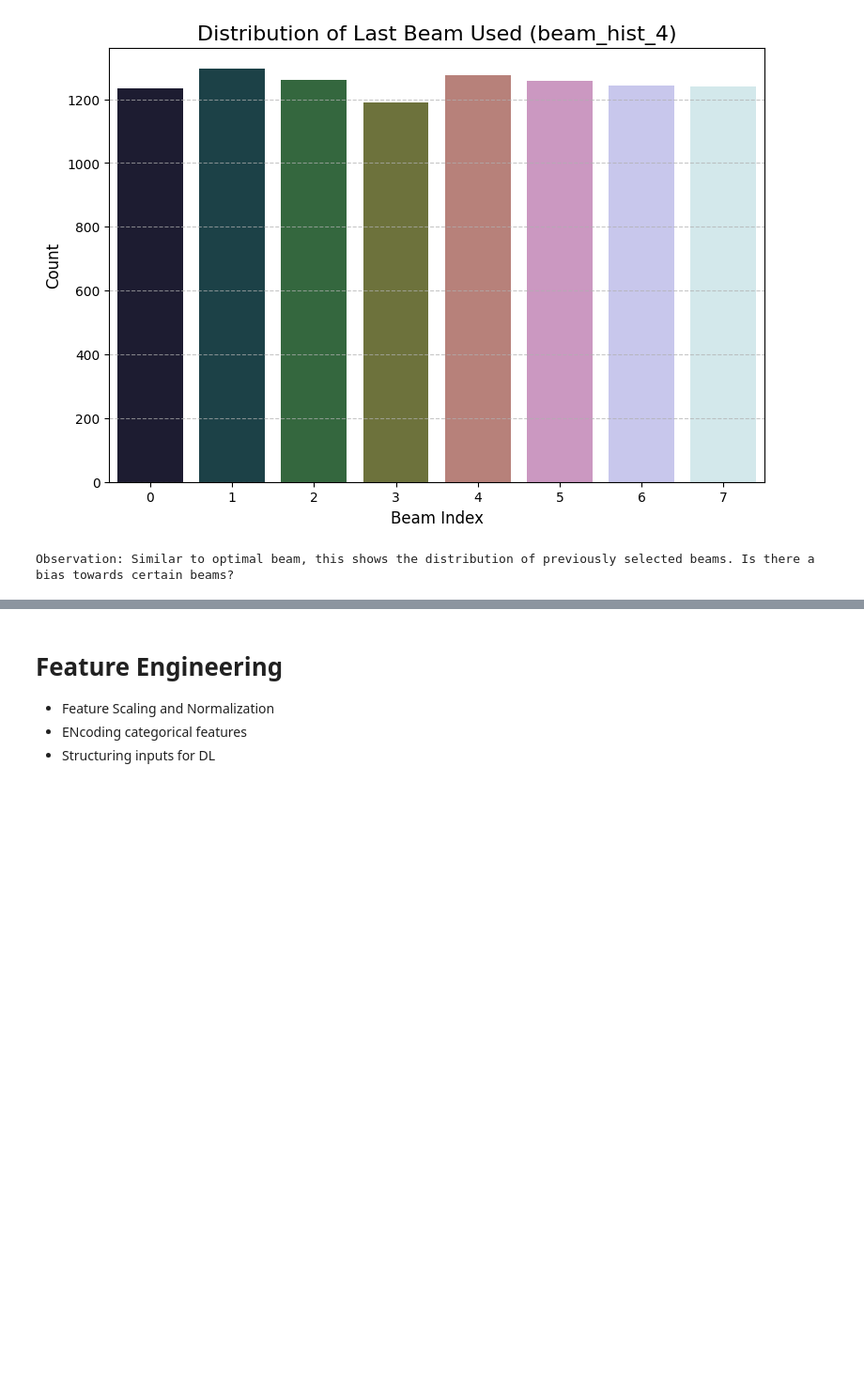
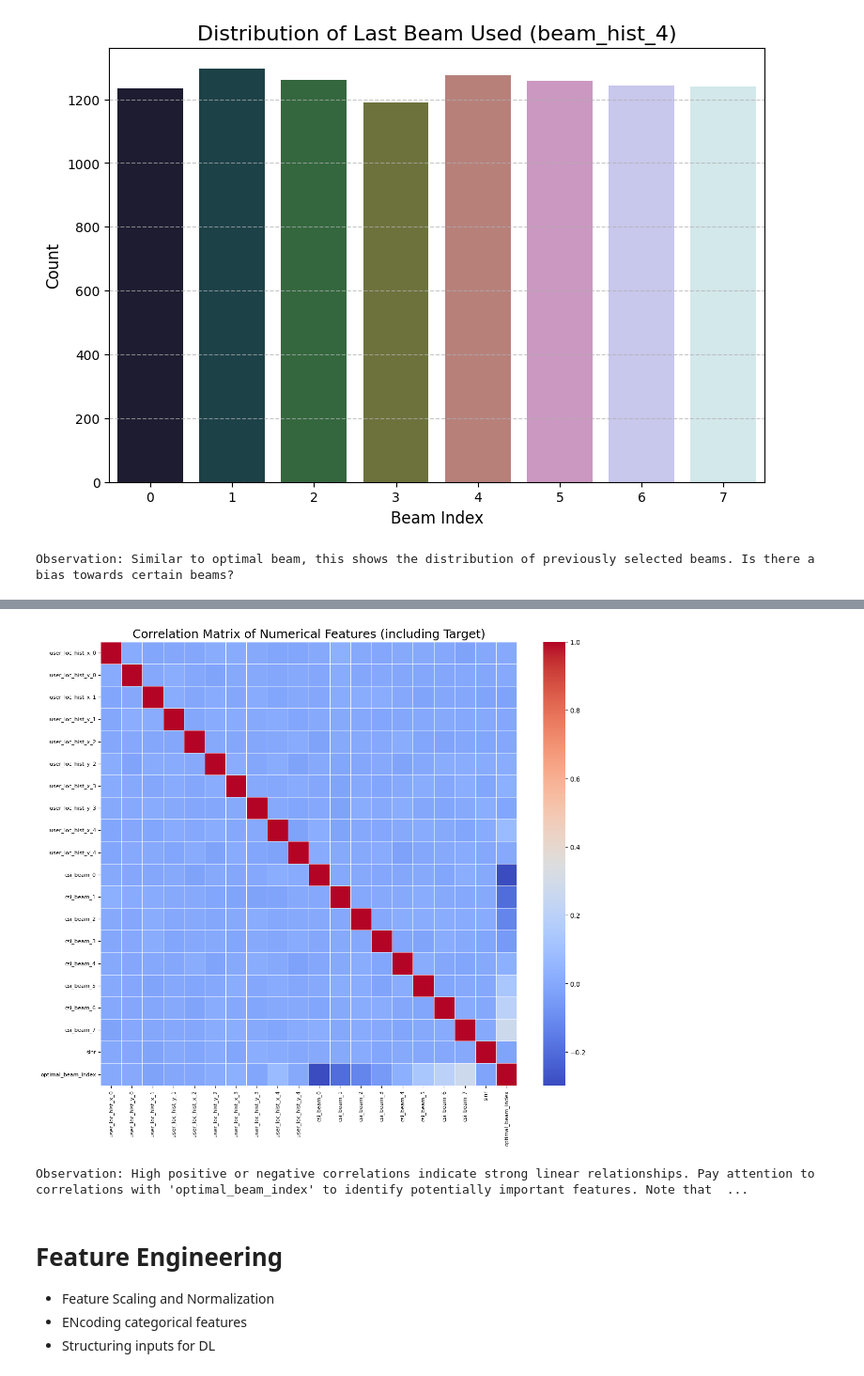
Before and after one commit to MrSimple07/PhD_TUS, a Jupyter notebook: beamforming-analysis-1.ipynb, the cells around one changed output, grey strips where cells are left out. Shown at 94% size. Saved outputs shown, nothing was run; the diff lists cells and outputs as text; code cells hidden in the pictures; blank space fills up the shorter version.

```diff
--- a/beamforming-analysis-1.ipynb
+++ b/beamforming-analysis-1.ipynb
@@ -237,3 +274,20 @@ Observation: Similar to optimal beam, this shows the distribution of previously
+# %%
+# 2.3 Correlation Matrix (Numerical Features)
+# Exclude 'sample_id' and 'beam_hist' features from correlation as they are discrete/identifiers.
+# Include optimal_beam_index to see its correlation with other numerical features.
+numerical_cols_for_corr = [col for col in dataset.columns if 'user_loc_hist' in col or 'csi_beam' in col or 'sinr' in col or 'optimal_beam_index' in col]
+
+plt.figure(figsize=(14, 12))
+correlation_matrix = dataset[numerical_cols_for_corr].corr()
+sns.heatmap(correlation_matrix, annot=False, cmap='coolwarm', fmt=".2f", linewidths=.5)
+plt.title('Correlation Matrix of Numerical Features (including Target)', fontsize=18)
+plt.xticks(fontsize=8)
+plt.yticks(fontsize=8, rotation=0)
+plt.show()
+print("Observation: High positive or negative correlations indicate strong linear relationships. Pay attention to correlations with 'optimal_beam_index' to identify potentially important features. Note that 'optimal_beam_index' is categorical, so its correlation with continuous features should be interpreted with care (e.g., it might show a trend, but not a strict linear relationship).")
+# %% [output]
+[figure, added]
+Observation: High positive or negative correlations indicate strong linear relationships. Pay attention to correlations with 'optimal_beam_index' to identify potentially important features. Note that  ...
 # %% [markdown]
 # Feature Engineering
 
```
Also changed, not shown: parts of 4 cells of this notebook.
